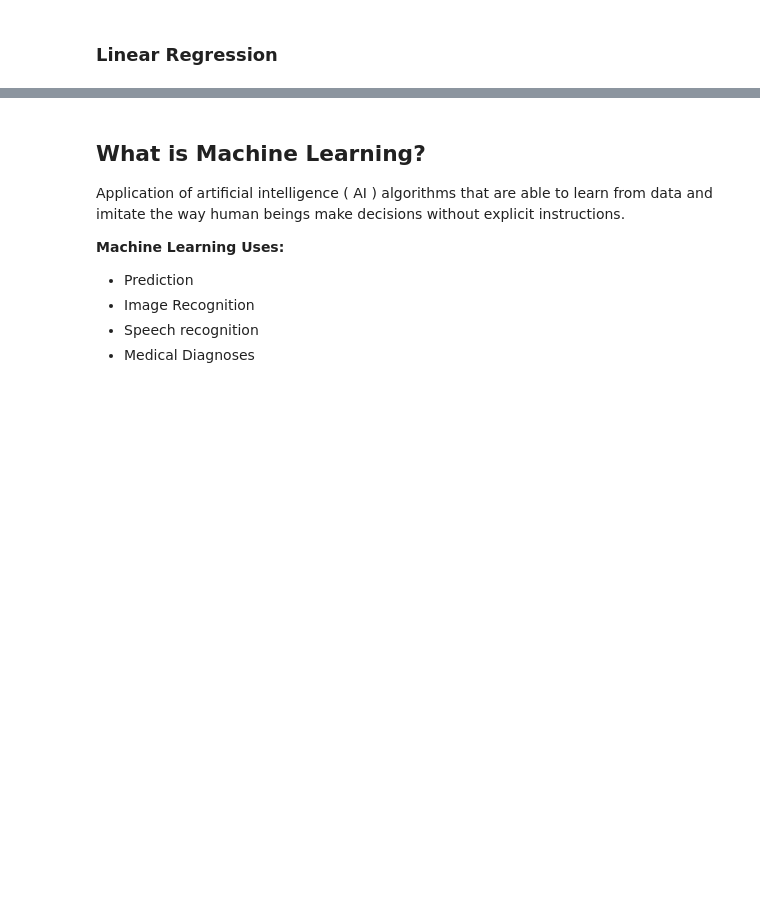
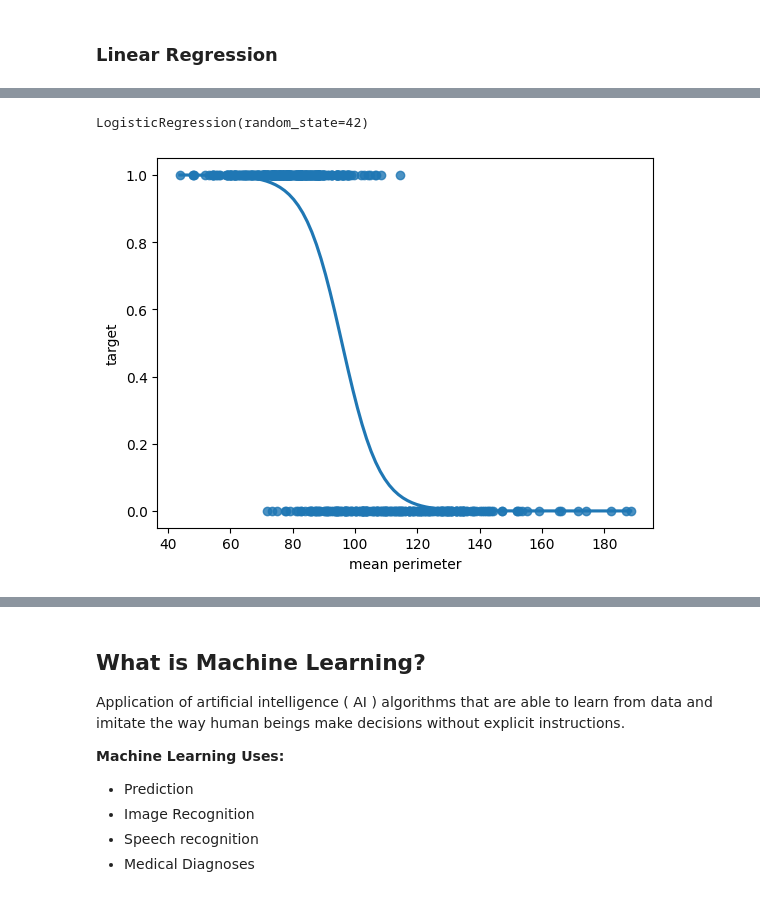
Before and after one commit to rootdrew27/workshop, a Jupyter notebook: Intro_to_ML.ipynb, the cells around one changed output, grey strips where cells are left out. Saved outputs shown, nothing was run; the diff lists cells and outputs as text; code cells hidden in the pictures; blank space fills up the shorter version.

```diff
--- a/Intro_to_ML.ipynb
+++ b/Intro_to_ML.ipynb
@@ -208,0 +312,4 @@ from sklearn.linear_model import LogisticRegression
+# %%
+df = load_breast_cancer(as_frame=True).frame # lets explore this dataset
+
+# Dataset Link: https://scikit-learn.org/1.5/modules/generated/sklearn.datasets.load_iris.html#load-iris
@@ -208,0 +332,4 @@ from sklearn.linear_model import LogisticRegression
+# %%
+target = df["target"]
+
+data = df.iloc[:, 2:3]
@@ -208,0 +351,9 @@ from sklearn.linear_model import LogisticRegression
+# %%
+model = LogisticRegression(random_state=RANDOM_SEED)
+model.fit(data, target) # C is a regularizer...
+# %% [output]
+LogisticRegression(random_state=42)
+# %%
+sns.regplot(x=data, y=target, data=df, logistic=True, ci=None); # How can we intrepret this model/graph?
+# %% [output]
+[figure, added]
```
Also changed, not shown: parts of 96 cells of this notebook, 5 other files.
